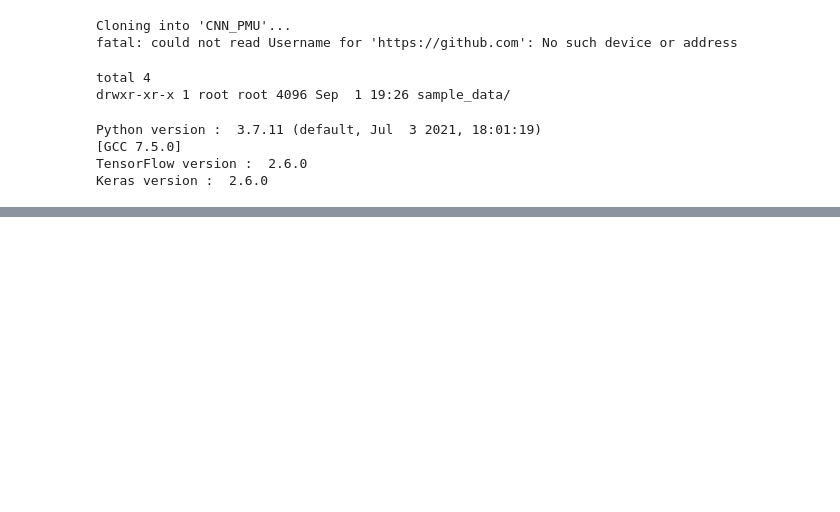
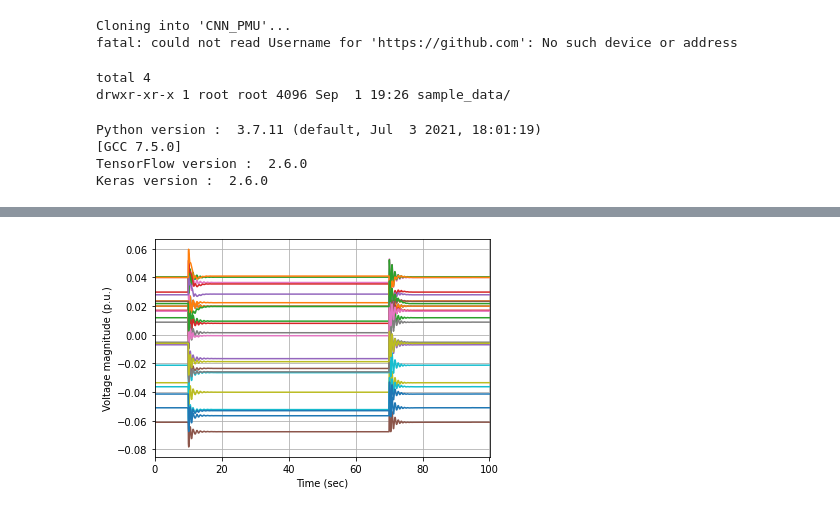
Before and after one commit to young-hwanlee/Clustering_PMU, a Jupyter notebook: cnn_pmu.ipynb, the cells around one changed output, grey strips where cells are left out. Drawn from its saved outputs; the diff is of its cells as text; code cells hidden in the pictures; blank space fills up the shorter version.

```diff
--- a/cnn_pmu.ipynb
+++ b/cnn_pmu.ipynb
@@ -53,0 +248,14 @@ Keras version :  2.6.0
+# %%
+# Add a SNR of 92 dB
+X = awgn(X_clean, 92)
+
+# Plots the data after adding noises
+plt.figure()
+plt.plot(t,X)
+plt.xlabel('Time (sec)')
+plt.ylabel('Voltage magnitude (p.u.)')
+plt.xlim(0,t2)
+plt.grid(True)
+plt.show()
+# %% [output]
+[figure, added]
```
Also changed, not shown: parts of 27 cells of this notebook.
